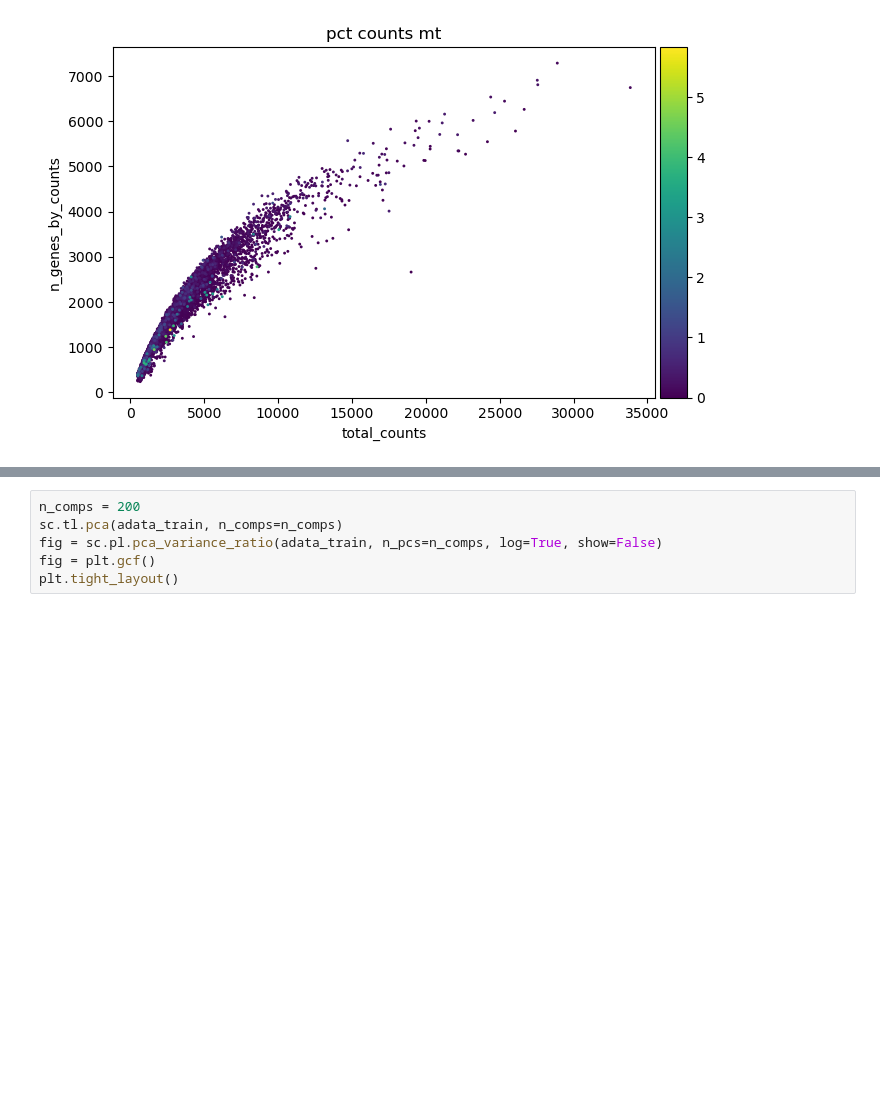
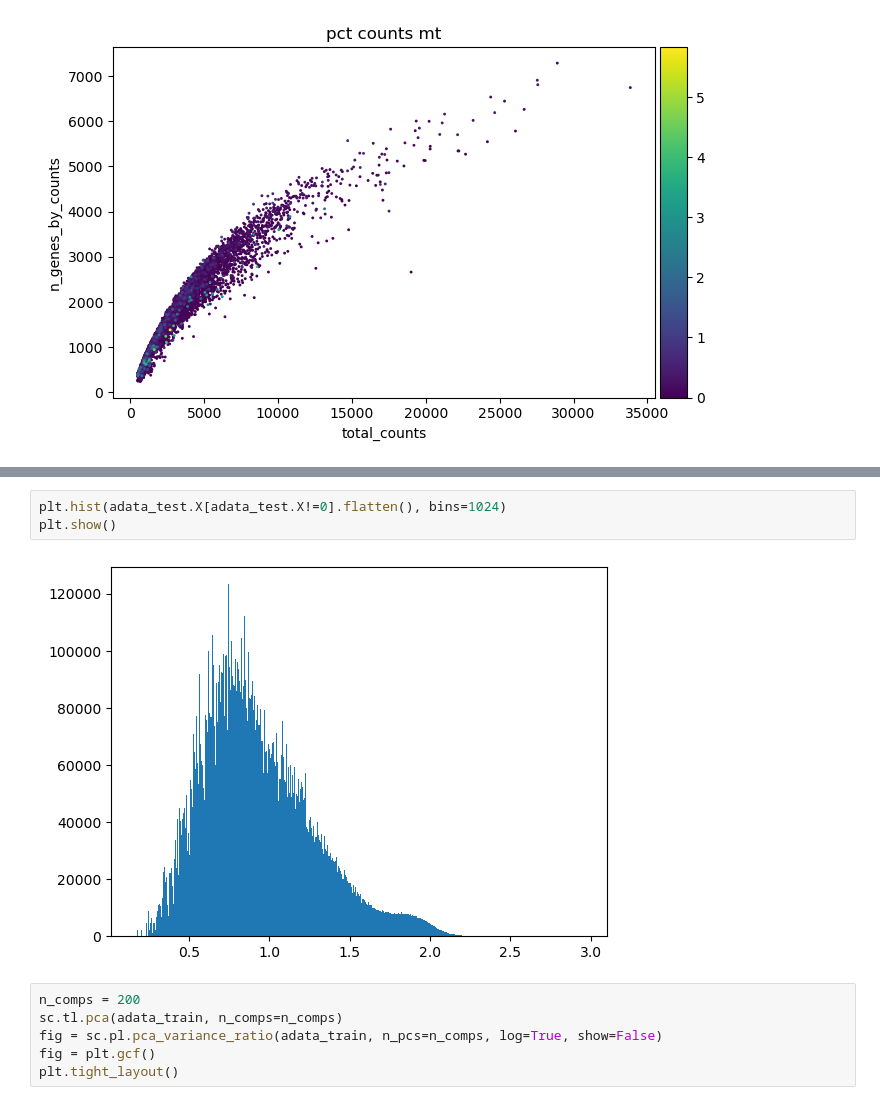
Before and after one commit to easwaranramamurthy/cell-type-classification, a Jupyter notebook: src/01_preprocess_sc_data.ipynb, the cells around one changed output, grey strips where cells are left out. Drawn from its saved outputs; the diff is of its cells as text; blank space fills up the shorter version.

```diff
--- a/src/01_preprocess_sc_data.ipynb
+++ b/src/01_preprocess_sc_data.ipynb
@@ -134,6 +162,11 @@ plt.hist(normalized_train_expressions[normalized_train_expressions!=0].flatten()
 plt.show()
 # %% [output]
 [figure]
+# %%
+plt.hist(adata_test.X[adata_test.X!=0].flatten(), bins=1024)
+plt.show()
+# %% [output]
+[figure, added]
 # %%
 n_comps = 200
 sc.tl.pca(adata_train, n_comps=n_comps)
```
Also changed, not shown: parts of 37 cells of this notebook, 3 other files.
